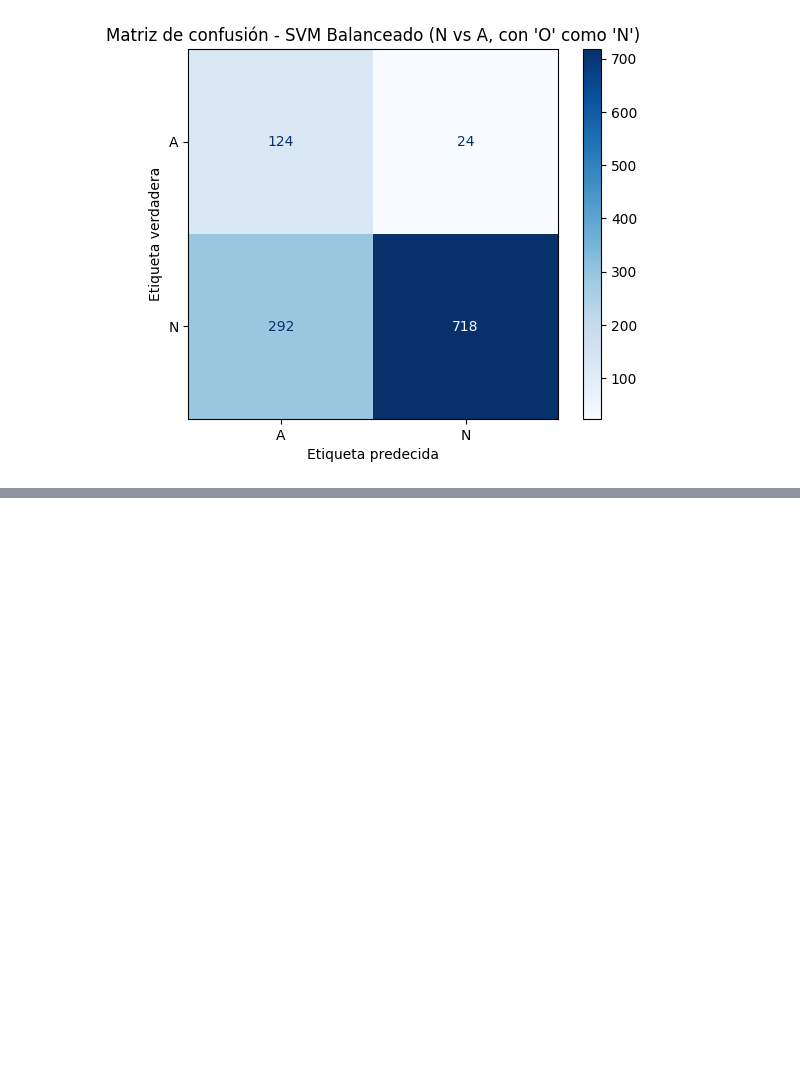
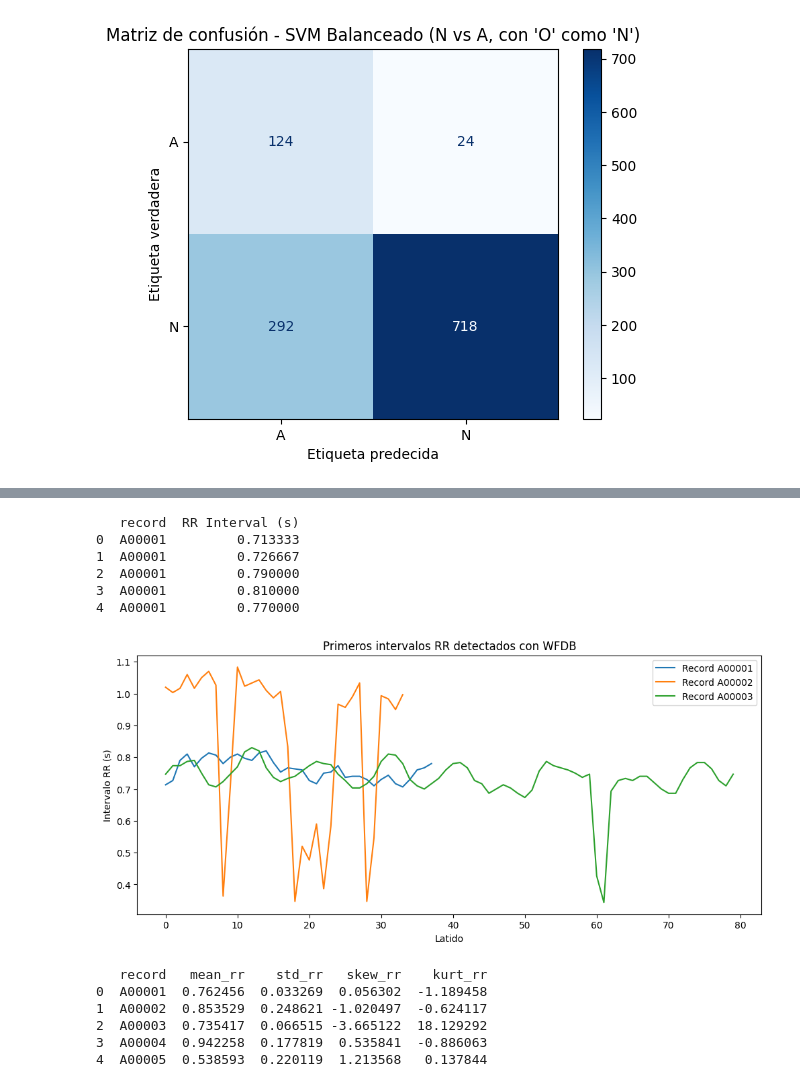
Before and after one commit to Mrldmz/MachineLearning, a Jupyter notebook: proyecto/Semana_2_Reproduccion_Baseline.ipynb, the cells around one changed output, grey strips where cells are left out. Saved outputs shown, nothing was run; the diff lists cells and outputs as text; code cells hidden in the pictures; blank space fills up the shorter version.

Commit message:
proyecto final, detección de intervalos con métodos de wfdb y nuevo entrenamiento de 2 modelos

```diff
--- a/proyecto/Semana_2_Reproduccion_Baseline.ipynb
+++ b/proyecto/Semana_2_Reproduccion_Baseline.ipynb
@@ -495,0 +503,76 @@ weighted avg       0.88      0.73      0.77      1158
+# %%
+# Transformación de los datos RR usando la librería WFDB
+# Para comparar los resultados con la librería WFDB, se utilizará la función gqrs_detect de la librería wfdb.processing, que es una implementación de un detector de picos R.
+
+from wfdb.processing import gqrs_detect
+
+with open('data/training2017/RECORDS', 'r') as f:
+    records = f.read().splitlines()
+
+rr_intervals_all_wfdb = []
+
+for record_name in records:
+    record = wfdb.rdrecord(f'data/training2017/{record_name}')
+    signal = record.p_signal[:, 0]
+    fs = record.fs
+    # Detección de picos R usando wfdb.processing.gqrs_detect
+    r_peaks = gqrs_detect(sig=signal, fs=fs)
+    rr_intervals = np.diff(r_peaks) / fs
+    for interval in rr_intervals:
+        rr_intervals_all_wfdb.append((record_name, interval))
+
+rr_intervals_wfdb_df = pd.DataFrame(rr_intervals_all_wfdb, columns=['record', 'RR Interval (s)'])
+rr_intervals_wfdb_df.to_csv('data/rr_intervals_WFDB.csv', index=False)
+# %%
+# Visualizar los resultados de la detección de picos R usando WFDB
+# Cargar el archivo de intervalos RR detectados con WFDB
+rr_intervals_wfdb_df = pd.read_csv('data/rr_intervals_WFDB.csv')
+
+# Visualizar en texto los primeros datos
+print(rr_intervals_wfdb_df.head())
+
+# Graficar los primeros 200 intervalos RR de los primeros 3 registros
+plt.figure(figsize=(12, 5))
+for record_id in rr_intervals_wfdb_df['record'].unique()[:3]:
+    rr_vals = rr_intervals_wfdb_df[rr_intervals_wfdb_df['record'] == record_id]['RR Interval (s)'].values[:200]
+    plt.plot(rr_vals, label=f'Record {record_id}')
+plt.xlabel('Latido')
+plt.ylabel('Intervalo RR (s)')
+plt.title('Primeros intervalos RR detectados con WFDB')
+plt.legend()
+plt.show()
+# %% [output]
+   record  RR Interval (s)
+0  A00001         0.713333
+1  A00001         0.726667
+2  A00001         0.790000
+3  A00001         0.810000
+4  A00001         0.770000
+[figure, added]
+# %%
+# Crear un DataFrame para las características de los intervalos RR detectados con WFDB
+features_wfdb = []
+
+for record_name in rr_intervals_wfdb_df['record'].unique():
+    rr = rr_intervals_wfdb_df[rr_intervals_wfdb_df['record'] == record_name]['RR Interval (s)'].values
+    if len(rr) > 1:
+        features_wfdb.append({
+            'record': record_name,
+            'mean_rr': np.mean(rr),
+            'std_rr': np.std(rr),
+            'skew_rr': stats.skew(rr),
+            'kurt_rr': stats.kurtosis(rr)
+        })
+
+features_wfdb_df = pd.DataFrame(features_wfdb)
+print(features_wfdb_df.head())
+
+# Guardar las características de los intervalos RR detectados con WFDB
+features_wfdb_df.to_csv('data/rr_features_WFDB.csv', index=False)
+# %% [output]
+   record   mean_rr    std_rr   skew_rr    kurt_rr
+0  A00001  0.762456  0.033269  0.056302  -1.189458
+1  A00002  0.853529  0.248621 -1.020497  -0.624117
+2  A00003  0.735417  0.066515 -3.665122  18.129292
+3  A00004  0.942258  0.177819  0.535841  -0.886063
+4  A00005  0.538593  0.220119  1.213568   0.137844
```
Also changed, not shown: parts of 4 cells of this notebook.
